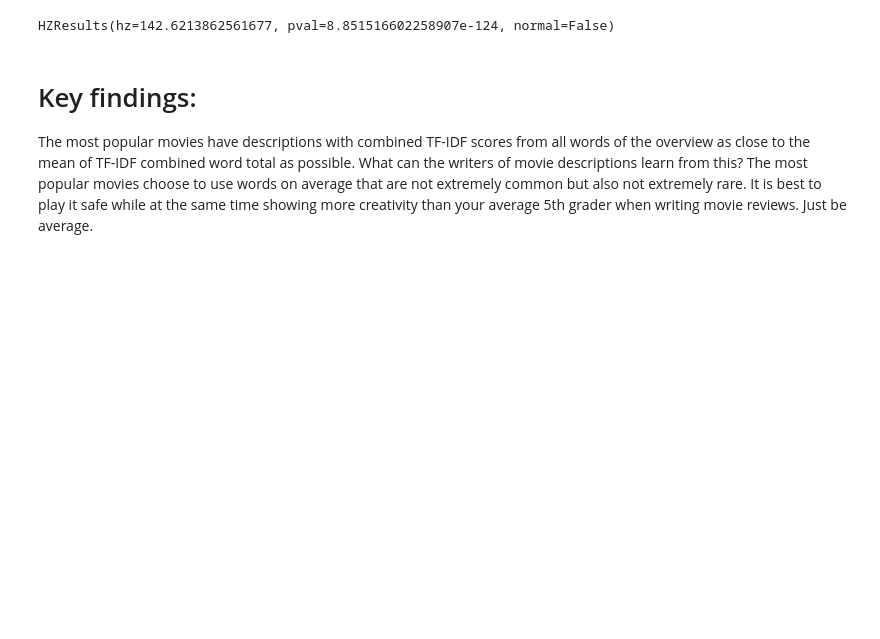
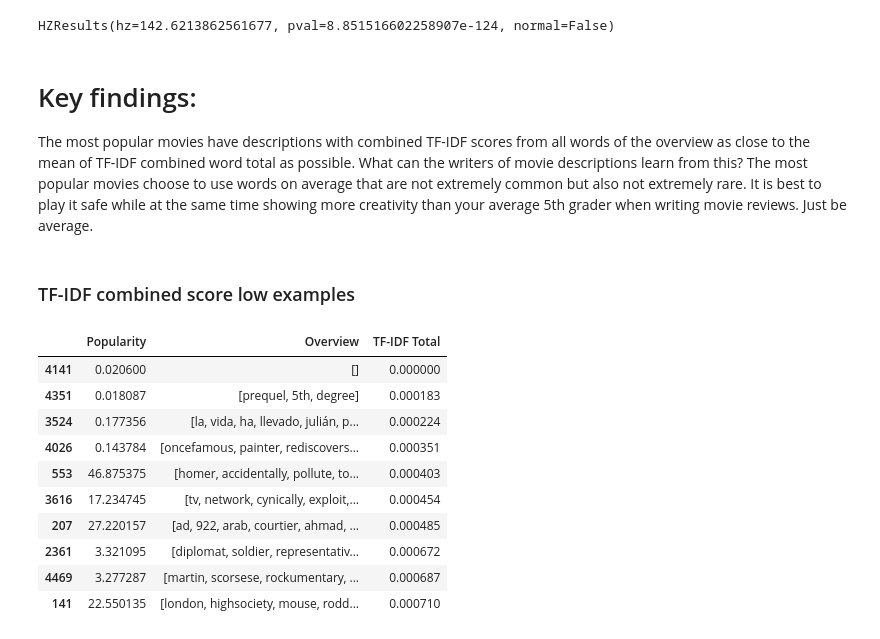
Before and after one commit to charles-reinertson/movie_analysis, a Jupyter notebook: CHARLES_Study_Question.ipynb, the cells around one changed output. Drawn from its saved outputs; the diff is of its cells as text; code cells hidden in the pictures; blank space fills up the shorter version.

Commit message:
added examples to my study question

```diff
--- a/CHARLES_Study_Question.ipynb
+++ b/CHARLES_Study_Question.ipynb
@@ -352,3 +352,21 @@ HZResults(hz=142.6213862561677, pval=8.851516602258907e-124, normal=False)
 # %% [markdown]
 # Key findings:
 The most popular movies have descriptions with combined TF-IDF scores from all words of the overview as close to the mean of TF-IDF combined word total as possible. What can the writers of movie descriptions learn from this? The most popular movies choose to use words on average that are not extremely common but also not extremely rare. It is best to play it safe while at the same time showing more creativity than your average 5th grader when writing movie reviews. Just be average.
+# %%
+pd.set_option('max_colwidth', 1000)
+# %% [markdown]
+### TF-IDF combined score low examples
+# %%
+df.sort_values(by='TF-IDF Total', ascending=True).head(10)
+# %% [output]
+|  | Popularity | Overview | TF-IDF Total |
+| 4141 | 0.020600 | [] | 0.000000 |
+| 4351 | 0.018087 | [prequel, 5th, degree] | 0.000183 |
+| 3524 | 0.177356 | [la, vida, ha, llevado, julián, p... | 0.000224 |
+| 4026 | 0.143784 | [oncefamous, painter, rediscovers... | 0.000351 |
+| 553 | 46.875375 | [homer, accidentally, pollute, to... | 0.000403 |
+| 3616 | 17.234745 | [tv, network, cynically, exploit,... | 0.000454 |
+| 207 | 27.220157 | [ad, 922, arab, courtier, ahmad, ... | 0.000485 |
+| 2361 | 3.321095 | [diplomat, soldier, representativ... | 0.000672 |
+| 4469 | 3.277287 | [martin, scorsese, rockumentary, ... | 0.000687 |
+| 141 | 22.550135 | [london, highsociety, mouse, rodd... | 0.000710 |
```
Also changed, not shown: parts of 2 cells of this notebook.
